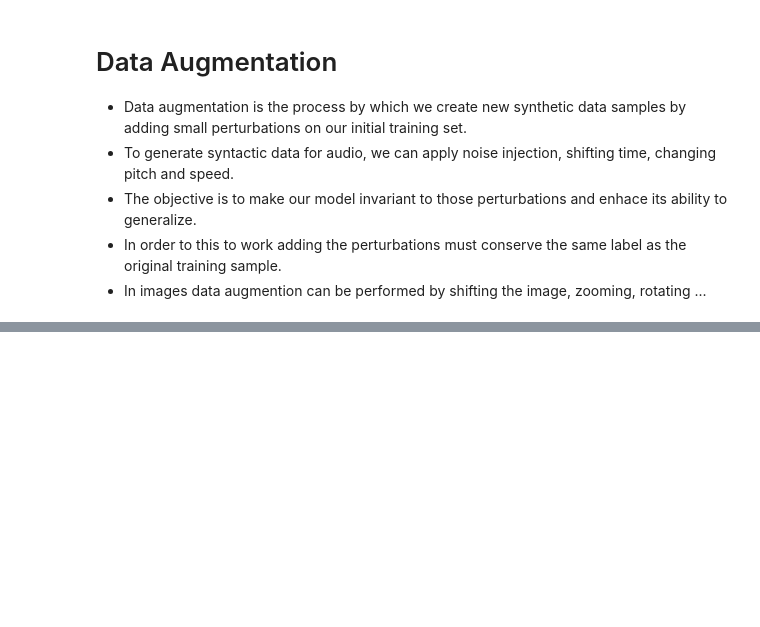
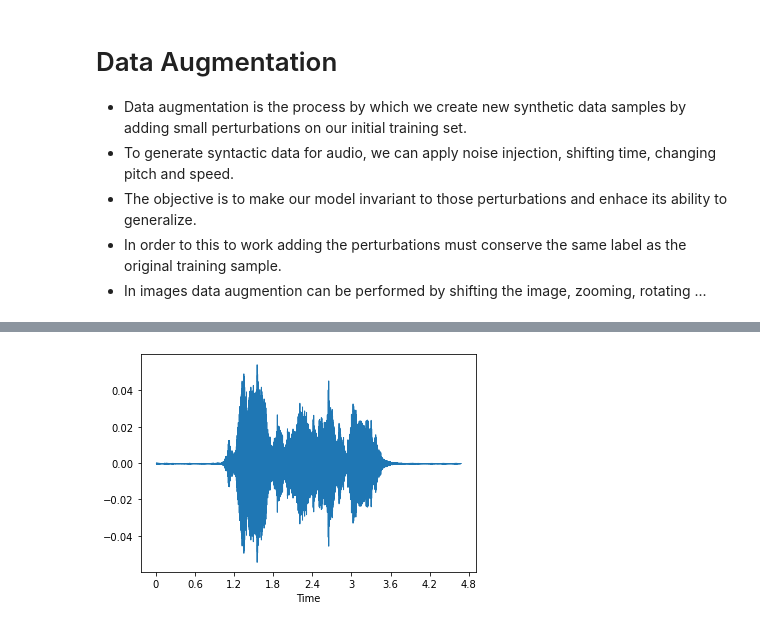
Before and after one commit to vytruchenko/emotional-speech-recognition, a Jupyter notebook: emotional-speech.ipynb, the cells around one changed output, grey strips where cells are left out. Saved outputs shown, nothing was run; the diff lists cells and outputs as text; code cells hidden in the pictures; blank space fills up the shorter version.

```diff
--- a/emotional-speech.ipynb
+++ b/emotional-speech.ipynb
@@ -142,0 +166,6 @@ Audio(path)
+# %%
+# 3. Stretching
+data_with_stretching = add_stretching(data, rate=0.8)
+librosa.display.waveshow(y=data_with_stretching, sr=sample_rate)
+Audio(data_with_stretching, rate=sample_rate)
+# %% [output]
@@ -142,0 +173 @@ Audio(path)
+[figure, added]
```
Also changed, not shown: parts of 6 cells of this notebook.
